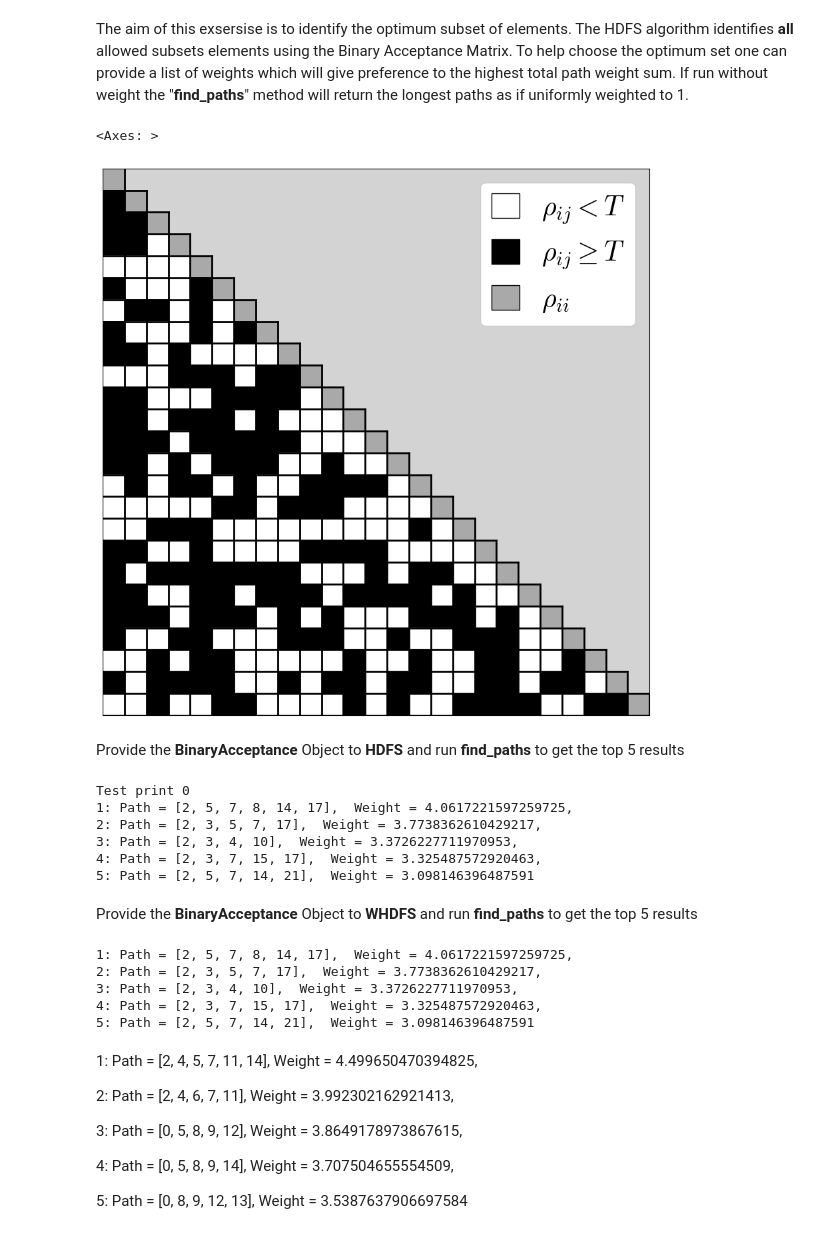
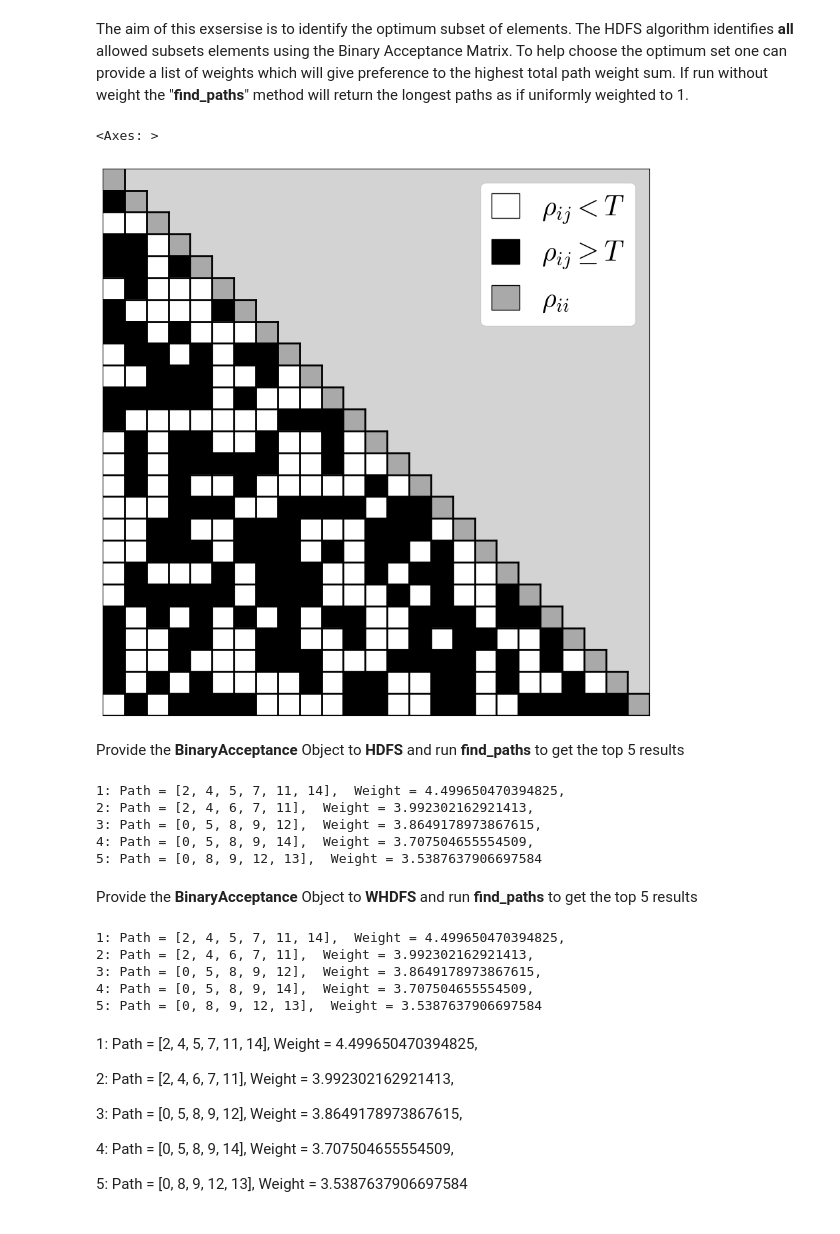
Before and after one commit to J-Yellen/PathFinder, a Jupyter notebook: path_test.ipynb, the cells around one changed output. Cells and saved outputs as stored; diff of their text form; code cells hidden in the pictures.

```diff
--- a/path_test.ipynb
+++ b/path_test.ipynb
@@ -37,37 +37,36 @@ The HDFS algorithm identifies **all** allowed subsets elements using the Binary
 To help choose the optimum set one can provide a list of weights which will give preference to the highest total path weight sum.
 If run without weight the "**find_paths**" method will return the longest paths as if uniformly weighted to 1.
 # %%
-weights= np.sort(np.random.rand(N))[::-1]                                       # Generate pseudo weights (descending order)
-#weights = np.random.rand(N)
+#weights= np.sort(np.random.rand(N))[::-1]                                       # Generate pseudo weights (descending order)
+weights = np.random.rand(N)
 bam = pf.BinaryAcceptance(pseudo, weights=weights)
 index_map = bam.sort_bam_by_weight()                           # Provide pseudo BAM and Weights to BinaryAcceptance class
 plot_results.plot(bam)                                                          # Plot the BAM
 # %% [output]
 <Axes: >
-[figure, old version]
+[figure, new version]
 # %% [markdown]
 Provide the **BinaryAcceptance** Object to **HDFS** and run **find_paths** to get the top 5 results
 # %%
 hdfs = pf.HDFS(bam, top=5, ignore_subset=True)
 hdfs.find_paths(verbose=True)
 # %% [output]
-Test print 0
-1: Path = [2, 5, 7, 8, 14, 17],  Weight = 4.0617221597259725,
-2: Path = [2, 3, 5, 7, 17],  Weight = 3.7738362610429217,
-3: Path = [2, 3, 4, 10],  Weight = 3.3726227711970953,
-4: Path = [2, 3, 7, 15, 17],  Weight = 3.325487572920463,
-5: Path = [2, 5, 7, 14, 21],  Weight = 3.098146396487591
+1: Path = [2, 4, 5, 7, 11, 14],  Weight = 4.499650470394825,
+2: Path = [2, 4, 6, 7, 11],  Weight = 3.992302162921413,
+3: Path = [0, 5, 8, 9, 12],  Weight = 3.8649178973867615,
+4: Path = [0, 5, 8, 9, 14],  Weight = 3.707504655554509,
+5: Path = [0, 8, 9, 12, 13],  Weight = 3.5387637906697584
 # %% [markdown]
 Provide the **BinaryAcceptance** Object to **WHDFS** and run **find_paths** to get the top 5 results
 # %%
 whdfs = pf.WHDFS(bam, top=5, ignore_subset=True)
 whdfs.find_paths(verbose=True)
 # %% [output]
-1: Path = [2, 5, 7, 8, 14, 17],  Weight = 4.0617221597259725,
-2: Path = [2, 3, 5, 7, 17],  Weight = 3.7738362610429217,
-3: Path = [2, 3, 4, 10],  Weight = 3.3726227711970953,
-4: Path = [2, 3, 7, 15, 17],  Weight = 3.325487572920463,
-5: Path = [2, 5, 7, 14, 21],  Weight = 3.098146396487591
+1: Path = [2, 4, 5, 7, 11, 14],  Weight = 4.499650470394825,
+2: Path = [2, 4, 6, 7, 11],  Weight = 3.992302162921413,
+3: Path = [0, 5, 8, 9, 12],  Weight = 3.8649178973867615,
+4: Path = [0, 5, 8, 9, 14],  Weight = 3.707504655554509,
+5: Path = [0, 8, 9, 12, 13],  Weight = 3.5387637906697584
 # %% [markdown]
 1: Path = [2, 4, 5, 7, 11, 14],  Weight = 4.499650470394825,
 
```
Also changed, not shown: parts of 2 cells of this notebook.
